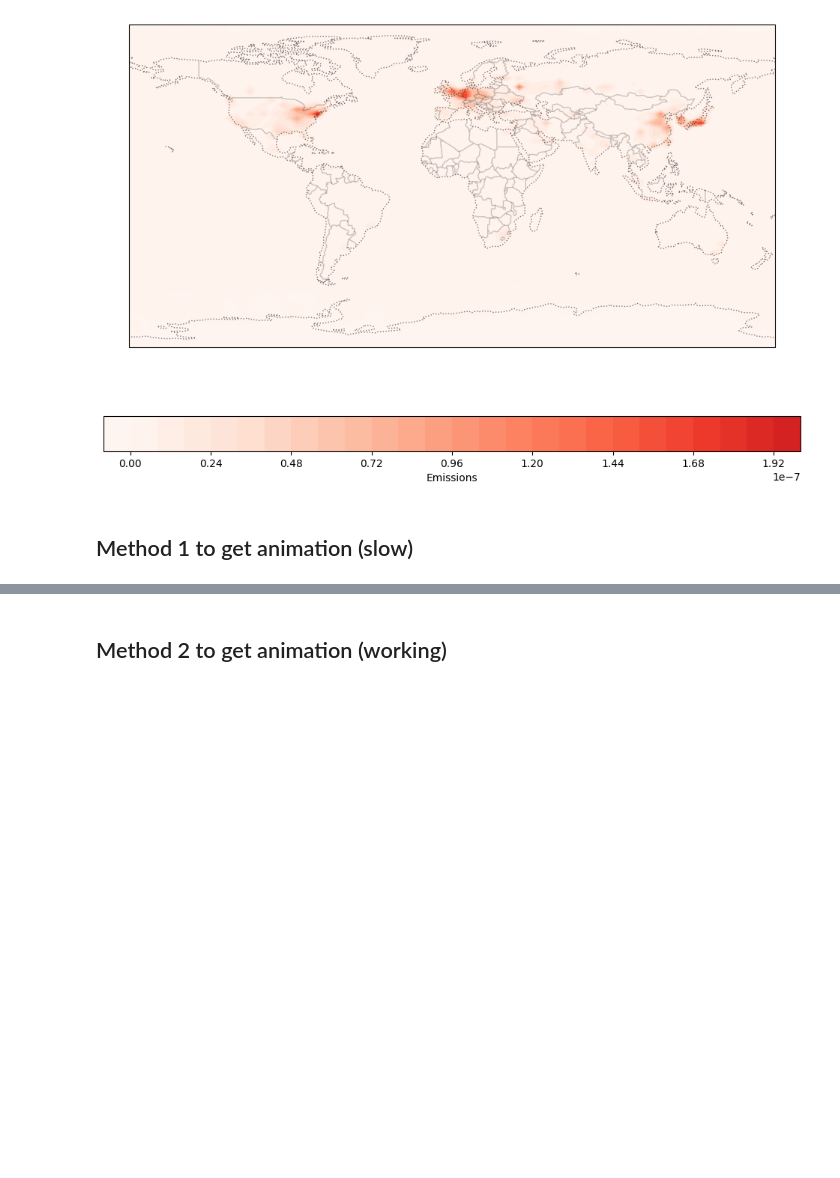
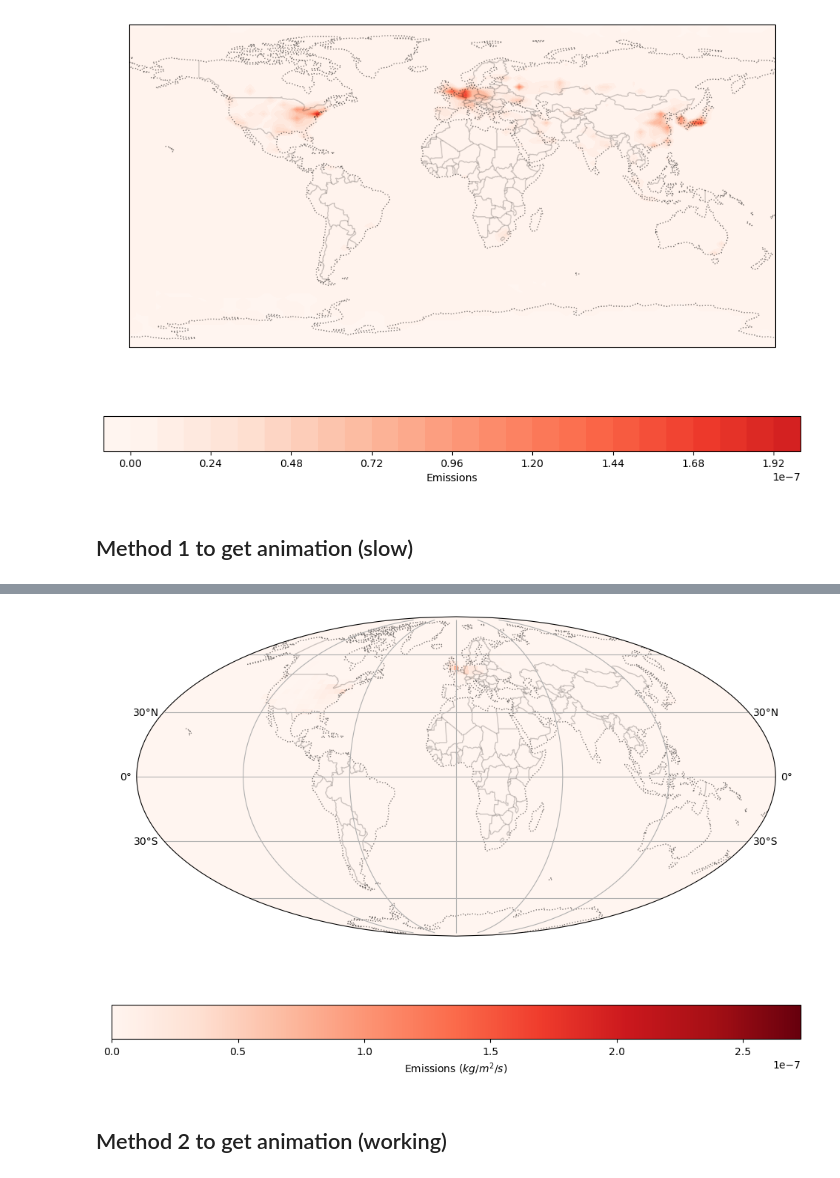
Before and after one commit to Climateyousheng/cmip7, a Jupyter notebook: forcings/emissions/cmip6_data/create_animation.ipynb, the cells around one changed output, grey strips where cells are left out. Saved outputs shown, nothing was run; the diff lists cells and outputs as text; code cells hidden in the pictures; blank space fills up the shorter version.

```diff
--- a/forcings/emissions/cmip6_data/create_animation.ipynb
+++ b/forcings/emissions/cmip6_data/create_animation.ipynb
@@ -105,3 +125,37 @@ IndexError: list index out of range
+# %%
+# This worked on local windows, to produce a time series of emissions from 1750 to 2014.
+
+# animation
+fig = plt.figure(figsize=(12,8))
+ax = plt.axes(projection=ccrs.Mollweide(),)
+ax.coastlines(linestyle=':', alpha=0.5)
+ax.add_feature(cfeature.BORDERS, linestyle='-', alpha=0.2)
+# make the initializing plot
+data = xr_add_cyclic_point(emi.isel(t=2000, unspecified=0))
+im = ax.pcolormesh(data.longitude, data.latitude, data,
+                   transform=ccrs.PlateCarree(), cmap='Reds', vmin=vmin, vmax=vmax)
+cbar = plt.colorbar(im, orientation='horizontal', label=r"Emissions ($kg/m^2/s$)")
+
+gl = ax.gridlines(draw_labels=False)
+gl.left_labels = True
+gl.right_labels = True
+# plot
+def update(frame):
+   global im   # Ensure 'im' is modified globally
+   # remove old data
+   # im.remove()
+   # update the contour plot
+   new_data = xr_add_cyclic_point(emi.isel(t=frame, unspecified=0))
+   im.set_array(new_data.values.ravel())
+   im.set_clim(vmin, vmax)
+   ax.set_title(f'Global Emissions: Year {(time[frame].values)}')
+   return im
+
+ani = animation.FuncAnimation(fig, update, frames=len(time), interval=20)
+plt.show()
+#ani.save('../../../../../CMIP7/ancil/emi_cmip6/emi_cmip6_1750_2014new.gif', writer='pillow', fps=30)
+# %% [output]
+[figure, added]
 # %% [markdown]
 ## Method 2 to get animation (working)
 # %%
```
Also changed, not shown: parts of 8 cells of this notebook.
